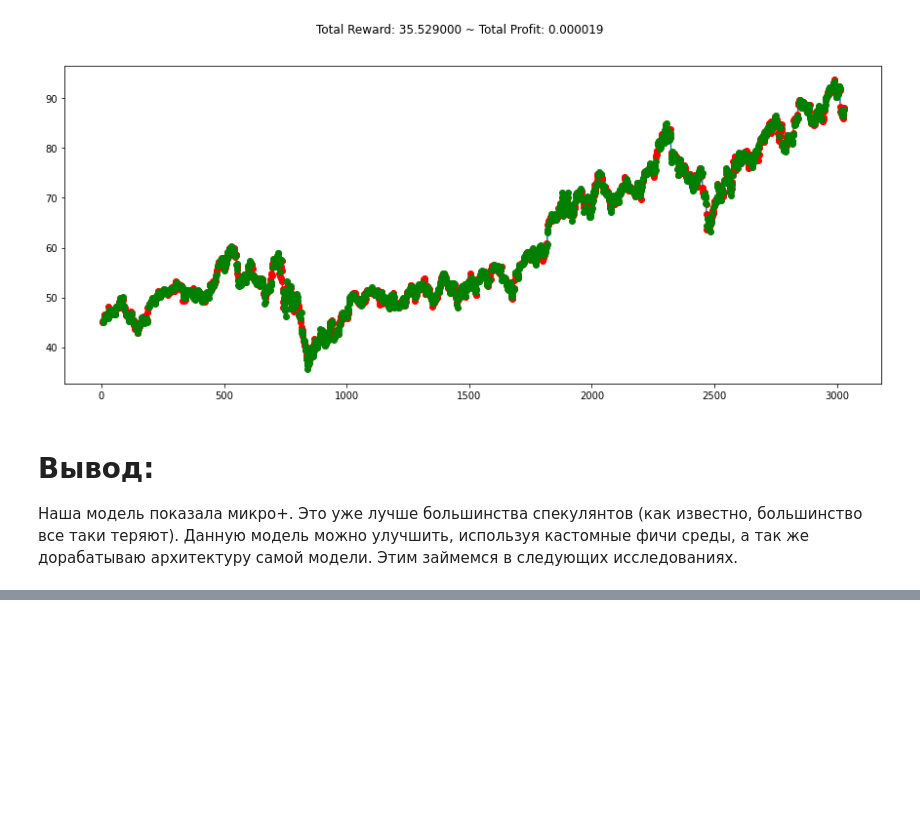
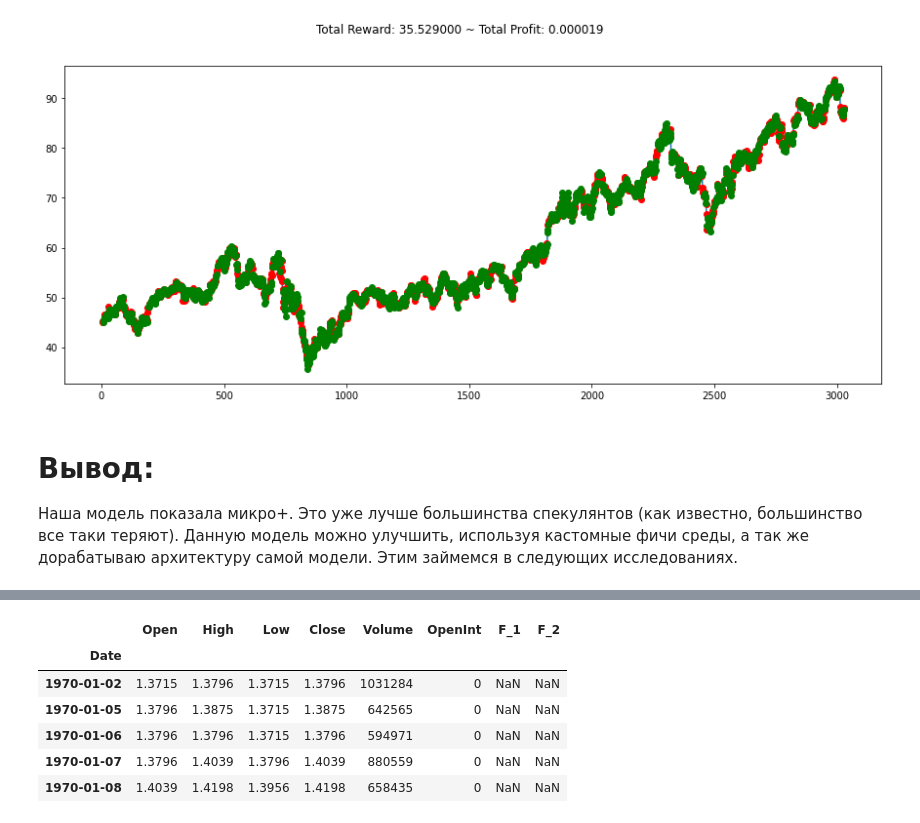
Before and after one commit to IaroslavKonev/Stocks_Market, a Jupyter notebook: PG - RL.ipynb, the cells around one changed output, grey strips where cells are left out. Saved outputs shown, nothing was run; the diff lists cells and outputs as text; code cells hidden in the pictures; blank space fills up the shorter version.

```diff
--- a/PG - RL.ipynb
+++ b/PG - RL.ipynb
@@ -188,0 +218,4 @@ plt.show()
+# %%
+df_1=df_1[['F_1', 'F_2']]
+# %%
+df = df.join(df_1, how="left")
@@ -188,0 +226,2 @@ plt.show()
+# %%
+df = df.reset_index()
@@ -188,0 +242,11 @@ plt.show()
+# %%
+df.set_index('Date', inplace=True)
+df.head()
+# %% [output]
+|  | Open | High | Low | Close | Volume | OpenInt | F_1 | F_2 |
+| Date |  |  |  |  |  |  |  |  |
+| 1970-01-02 | 1.3715 | 1.3796 | 1.3715 | 1.3796 | 1031284 | 0 | NaN | NaN |
+| 1970-01-05 | 1.3796 | 1.3875 | 1.3715 | 1.3875 | 642565 | 0 | NaN | NaN |
+| 1970-01-06 | 1.3796 | 1.3796 | 1.3715 | 1.3796 | 594971 | 0 | NaN | NaN |
+| 1970-01-07 | 1.3796 | 1.4039 | 1.3796 | 1.4039 | 880559 | 0 | NaN | NaN |
+| 1970-01-08 | 1.4039 | 1.4198 | 1.3956 | 1.4198 | 658435 | 0 | NaN | NaN |
```
Also changed, not shown: parts of 27 cells of this notebook.
